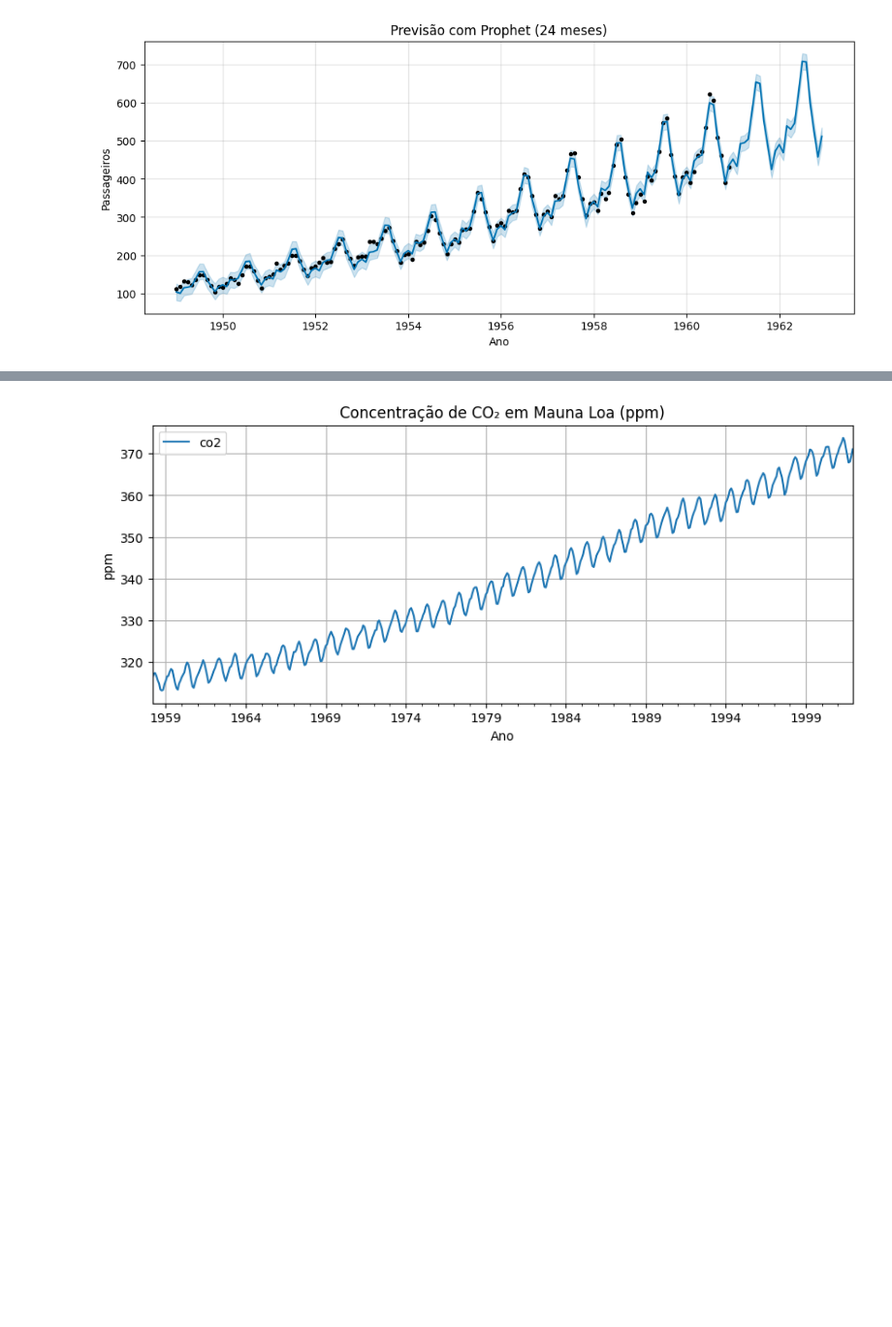
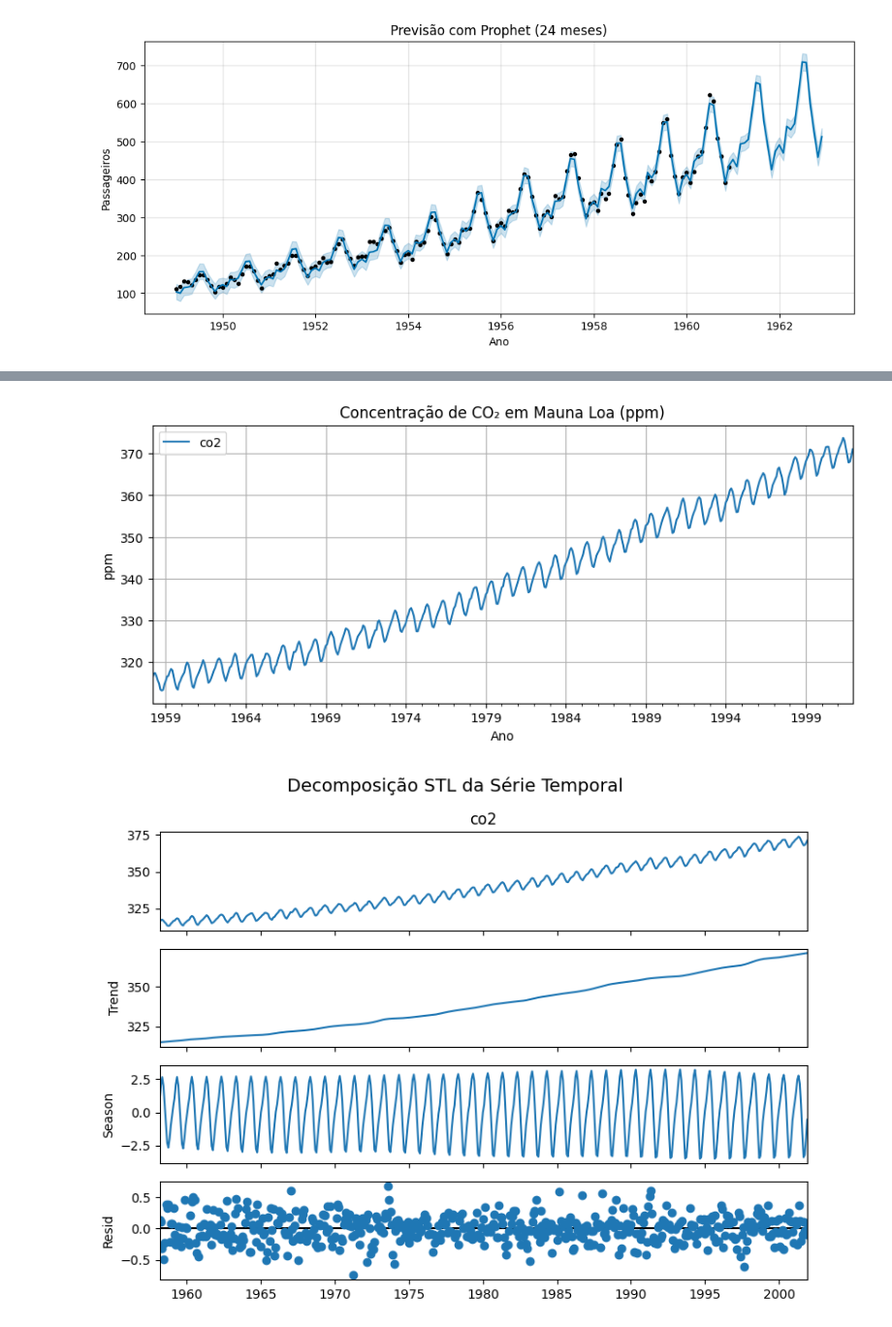
Before and after one commit to py200041592/CEE2, a Jupyter notebook: 26_series_temporais.ipynb, the cells around one changed output, grey strips where cells are left out. Shown at 97% size. Saved outputs shown, nothing was run; the diff lists cells and outputs as text; code cells hidden in the pictures; blank space fills up the shorter version.

```diff
--- a/26_series_temporais.ipynb
+++ b/26_series_temporais.ipynb
@@ -745,36 +722,107 @@ import matplotlib.pyplot as plt
 from statsmodels.datasets import co2
 from statsmodels.tsa.seasonal import STL
 
 # Carregar a série
 df = co2.load_pandas().data
 
 # Tratar dados faltantes
 df = df.interpolate()
 
 # Reamostrar para frequência mensal
 df = df.resample('MS').mean()
 
 # Visualizar
 df.plot(figsize=(10, 4), title='Concentração de CO₂ em Mauna Loa (ppm)')
 plt.xlabel('Ano')
 plt.ylabel('ppm')
 plt.grid(True)
 plt.show()
 
-# Aplique a decomposição STL;
-decomp_stl = STL(df['CO2'], seasonal=13)
+######################### Aplique a decomposição STL; ##########################
+decomp_stl = STL(df['co2'], seasonal=13)
 resultado = decomp_stl.fit()
 
-# Plotar os componentes
 fig = resultado.plot()
 fig.set_size_inches(8, 6)
 fig.suptitle('Decomposição STL da Série Temporal', fontsize=14)
 plt.tight_layout()
 plt.show()
 
+###  Ajuste o modelo de Holt-Winters e calcule previsão para 3 anos a frente ###
+decomp_holt_winters = ExponentialSmoothing(df['co2'],
+                                           trend='add',
+                                           seasonal='mul',
+                                           seasonal_periods=12).fit()
 
-# Ajuste o modelo de Holt-Winters e calcule previsão para 3 anos a frente;
-# Ajuste o modelo de SARIMA e calcule previsão para 3 anos a frente;
-# Ajuste o modelo de Prophet e calcule previsão para 3 anos a frente;
+df['fit_HW'] = decomp_holt_winters.fittedvalues
+
+plt.figure(figsize=(8, 4))
+plt.plot(df['co2'], label='Observado')
+plt.plot(df['fit_HW'], label='Ajustado (Holt-Winters)', color='orange', linestyle='--')
+plt.title('Ajuste do Modelo Holt-Winters')
+plt.xlabel('Ano')
+plt.ylabel('CO2')
+plt.legend()
+plt.grid(True)
+plt.show()
+
+previsao_hw = decomp_holt_winters.forecast(36)
+
+plt.figure(figsize=(10, 4))
+plt.plot(df['co2'], label='Observado') # Plot Observado
+plt.plot(previsao_hw, label='Previsão Holt-Winters', color='red') # Plot Futuro
+plt.title('Previsão com Holt-Winters (36 meses)')
+plt.xlabel('Ano')
+plt.ylabel('CO2')
+plt.legend()
+plt.grid(True)
+plt.show()
+
+###### Ajuste o modelo de SARIMA e calcule previsão para 3 anos a frente;  #####
+decomp_sarima = pm.auto_arima(df['co2'], seasonal=True, m=12)
+n_periods = 36
+previsao, intervalo = decomp_sarima.predict(n_periods=n_periods, return_conf_int=True, alpha=0.05)
+
+df_previsao = pd.DataFrame({
+    'Previsao': previsao,
+    'IC_inferior': intervalo[:, 0],
+    'IC_superior': intervalo[:, 1]
+}, index=previsao.index)
+
+plt.figure(figsize=(10, 4))
+plt.plot(df.index, df['co2'], label='Observado')
+plt.plot(df_previsao.index, df_previsao['Previsao'], label='Previsão', color='orange')
+plt.fill_between(df_previsao.index,
+                 df_previsao['IC_inferior'],
+                 df_previsao['IC_superior'],
+                 color='orange', alpha=0.4, label='Intervalo de confiança (95%)')
+plt.title('Previsão com auto_arima')
+plt.xlabel('Ano')
+plt.ylabel('CO2')
+plt.legend()
+plt.grid(True)
+plt.show()
+
+##### Ajuste o modelo de Prophet e calcule previsão para 3 anos a frente; ######
+decomp_prophet = df["co2"].reset_index().rename(columns={'index': 'ds', 'co2': 'y'})
+
+modelo_prophet = Prophet(seasonality_mode='additive', interval_width=0.95) # Use 'additive' for CO2 data
+modelo_prophet.fit(decomp_prophet)
+
+futuro = modelo_prophet.make_future_dataframe(periods=36, freq='MS')
+previsao = modelo_prophet.predict(futuro)
+
+fig = modelo_prophet.plot(previsao)
+fig.set_size_inches(10, 4)
+plt.title('Previsão com Prophet (36 meses)')
+plt.xlabel('Ano')
+plt.ylabel('CO2')
+plt.grid(True)
+plt.show()
+
+fig2 = modelo_prophet.plot_components(previsao)
+fig2.set_size_inches(10, 8)
+plt.show()
 # %% [output]
 [figure]
+[figure, added]
```
Also changed, not shown: parts of 7 cells of this notebook.
